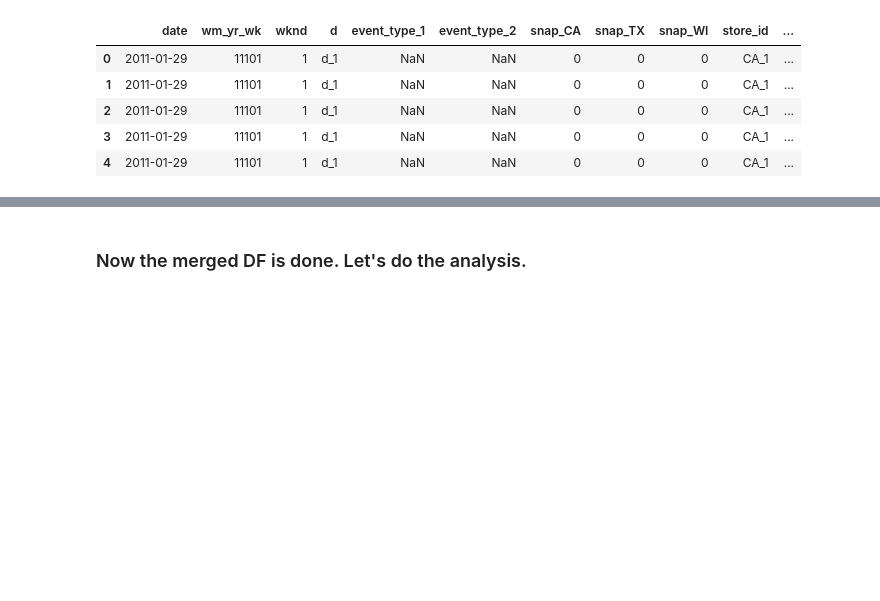
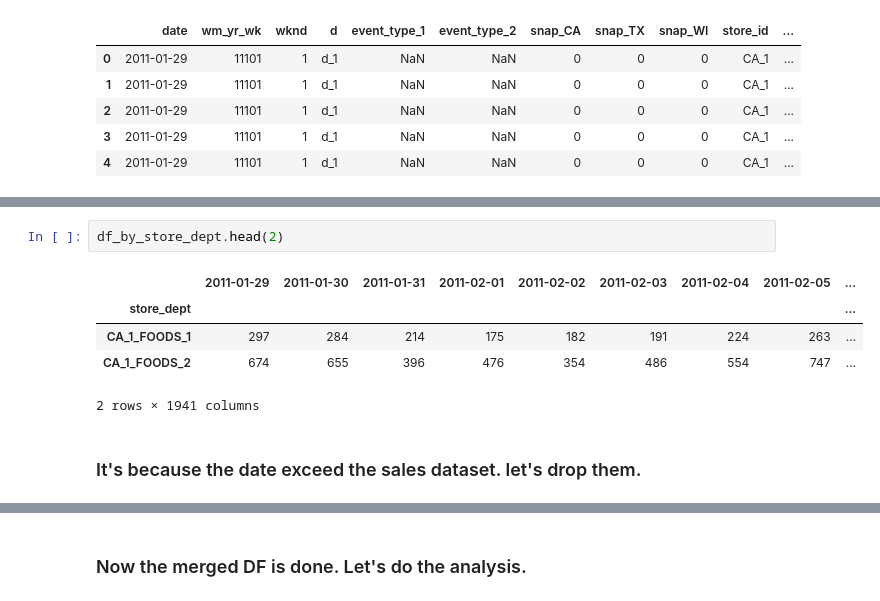
Before and after one commit to soi130/M5_case_study, a Jupyter notebook: M5_analysis.ipynb, the cells around one changed output, grey strips where cells are left out. Saved outputs shown, nothing was run; the diff lists cells and outputs as text; blank space fills up the shorter version.

```diff
--- a/M5_analysis.ipynb
+++ b/M5_analysis.ipynb
@@ -610,0 +661,10 @@ total_df.head()
+# %%
+df_by_store_dept.head(2)
+# %% [output]
+|  | 2011-01-29 | 2011-01-30 | 2011-01-31 | 2011-02-01 | 2011-02-02 | 2011-02-03 | 2011-02-04 | 2011-02-05 | ... |
+| store_dept |  |  |  |  |  |  |  |  | ... |
+| CA_1_FOODS_1 | 297 | 284 | 214 | 175 | 182 | 191 | 224 | 263 | ... |
+| CA_1_FOODS_2 | 674 | 655 | 396 | 476 | 354 | 486 | 554 | 747 | ... |
+2 rows × 1941 columns
+# %% [markdown]
+### It's because the date exceed the sales dataset. let's drop them.
```
Also changed, not shown: parts of 16 cells of this notebook.
